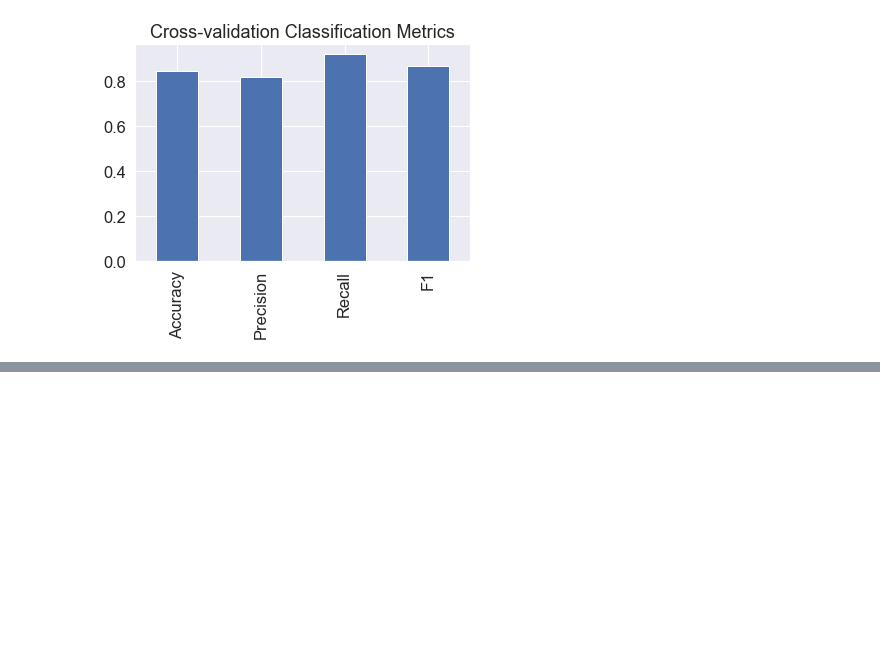
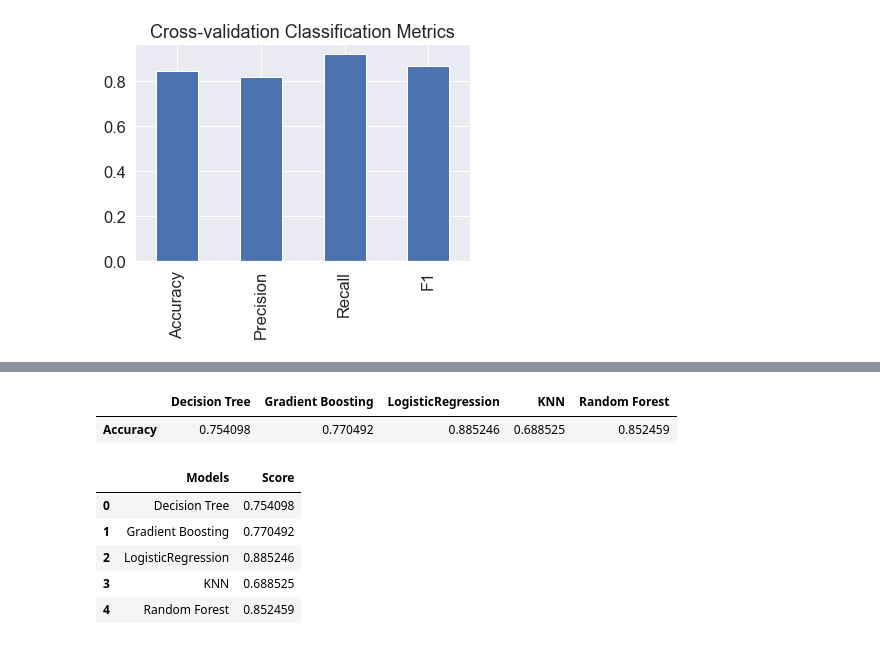
Before and after one commit to Amirhamza894/Heart-disease-classification-project, a Jupyter notebook: Heart-disease-classification-project.ipynb, the cells around one changed output, grey strips where cells are left out. Saved outputs shown, nothing was run; the diff lists cells and outputs as text; code cells hidden in the pictures; blank space fills up the shorter version.

```diff
--- a/Heart-disease-classification-project.ipynb
+++ b/Heart-disease-classification-project.ipynb
@@ -852,0 +1000,20 @@ cv_metrics.T.plot.bar(title='Cross-validation Classification Metrics',
+# %%
+model_compare = pd.DataFrame(models_score, index=['Accuracy'])
+model_compare.head()
+# %% [output]
+|  | Decision Tree | Gradient Boosting | LogisticRegression | KNN | Random Forest |
+| Accuracy | 0.754098 | 0.770492 | 0.885246 | 0.688525 | 0.852459 |
+# %%
+table = models_2nd.keys()
+table_val = models_score.values()
+model_df = pd.DataFrame(table)
+model_df['score'] = table_val
+model_df.columns = ['Models', 'Score']
+model_df
+# %% [output]
+|  | Models | Score |
+| 0 | Decision Tree | 0.754098 |
+| 1 | Gradient Boosting | 0.770492 |
+| 2 | LogisticRegression | 0.885246 |
+| 3 | KNN | 0.688525 |
+| 4 | Random Forest | 0.852459 |
```
Also changed, not shown: parts of 18 cells of this notebook.
